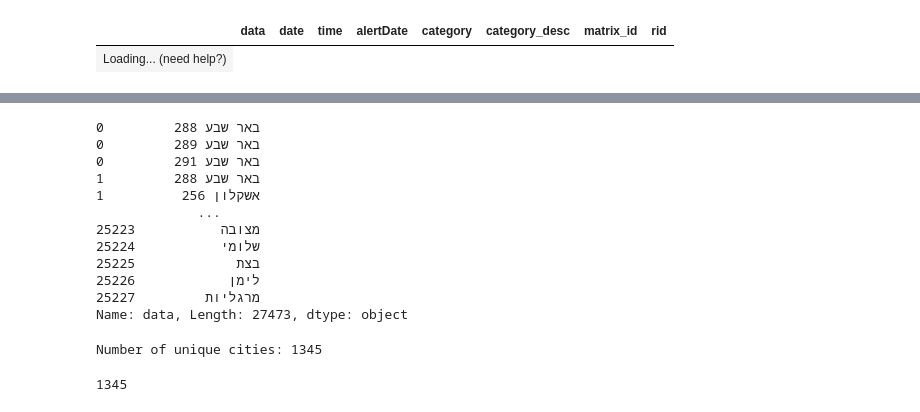
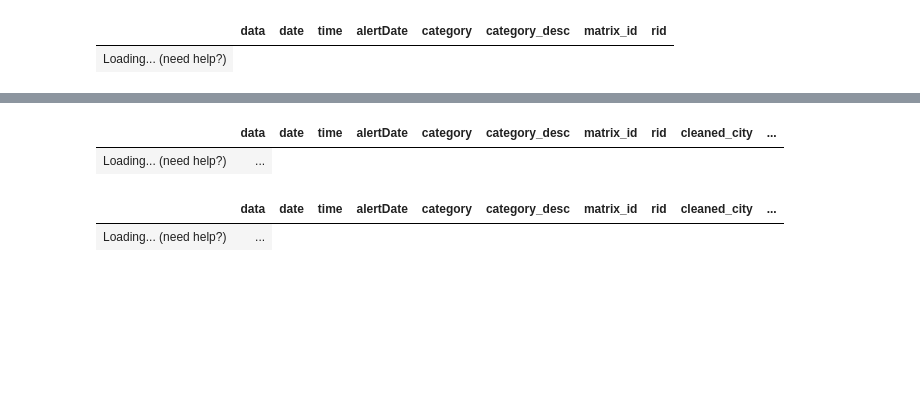
Before and after one commit to Spon4ik/RedAlert, a Jupyter notebook: HomeFrontAlerts.ipynb, the cells around one changed output, grey strips where cells are left out. Drawn from its saved outputs; the diff is of its cells as text; code cells hidden in the pictures; blank space fills up the shorter version.

```diff
--- a/HomeFrontAlerts.ipynb
+++ b/HomeFrontAlerts.ipynb
@@ -81,7 +81,7 @@ existing_rids = get_existing_rids(json_file_path)  # Fetch existing rids from JS
 
 start_date = get_last_date_from_json(json_file_path)
 if not start_date:
-    start_date = datetime.datetime.strptime("24.07.2014", "%d.%m.%Y")
+    start_date = datetime.datetime.strptime("24.07.1970", "%d.%m.%Y")
 else:
     # Ensure start_date is not None before decrementing
     start_date = decrement_date(start_date, 1)  # Start from the last date in file (including it)
@@ -257,28 +276,30 @@ Cities with no coordinates found: ['אשדוד - איזור תעשייה צפו
+# %%
+# Define a function to determine the inLat and inLong based on the condition
+def set_coordinates(row):
+    if row['outLat'] > 32.8766248 and row['outLong'] > 35.2625196:  # north of the given point
+        return 33.2677512, 35.5735599
+    else:
+        return 31.513, 34.452
+
+df['inLat'], df['inLong'] = zip(*df.apply(set_coordinates, axis=1))
+display(df)
+# %% [output]
+|  | data | date | time | alertDate | category | category_desc | matrix_id | rid | cleaned_city | ... |
+| Loading... (need help?) | ... |
 # %%
-
-# Apply mapping on all data
-df['outLat'] = df['data'].apply(lambda x: city_to_coords[x][0])
-df['outLong'] = df['data'].apply(lambda x: city_to_coords[x][1])
-
-# Define a function to determine the inLat and inLong based on the condition
-def set_coordinates(row):
-    if row['outLat'] > 32.8766248 and row['outLong'] > 35.2625196:  # north of the given point
-        return 33.2677512, 35.5735599
-    else:
-        return 31.513, 34.452
-
-df['inLat'], df['inLong'] = zip(*df.apply(set_coordinates, axis=1))
-
 # Filter wrong coordinates outside of Israel polygon (only if you use a bad geocoder)
 '''
 filtered_df = df[(df['outLong'] < 35.8)
                 & (df['outLong'] > 33.3)
                 & (df['outLat'] < 34.0)
                 & (df['outLat'] > 29.2)]
 
 filtered_df.to_csv('RocketLaunchData - Filtered.csv', encoding='utf-8-sig', index=False)
 display(filtered_df)
 '''
 
-df.to_csv('RocketLaunchData.csv', encoding='utf-8-sig', index=False)
+df.to_csv('./data/RocketLaunchData.csv', encoding='utf-8-sig', index=False)
 display(df)
+# %% [output]
+|  | data | date | time | alertDate | category | category_desc | matrix_id | rid | cleaned_city | ... |
+| Loading... (need help?) | ... |
@@ -305,25 +305,0 @@ def get_coordinates(city_name, cache):
-# %%
-cities = df['data']
-cities
-# %% [output]
-0         באר שבע 288
-0         באר שבע 289
-0         באר שבע 291
-1         באר שבע 288
-1          אשקלון 256
-             ...
-25223           מצובה
-25224           שלומי
-25225             בצת
-25226            לימן
-25227         מרגליות
-Name: data, Length: 27473, dtype: object
-# %%
-unique_cities_count = df['data'].nunique()
-print("Number of unique cities:", unique_cities_count)
-# %% [output]
-Number of unique cities: 1345
-# %%
-unique_cities_count
-# %% [output]
-1345
```
Also changed, not shown: parts of 18 cells of this notebook, 6 other files.
